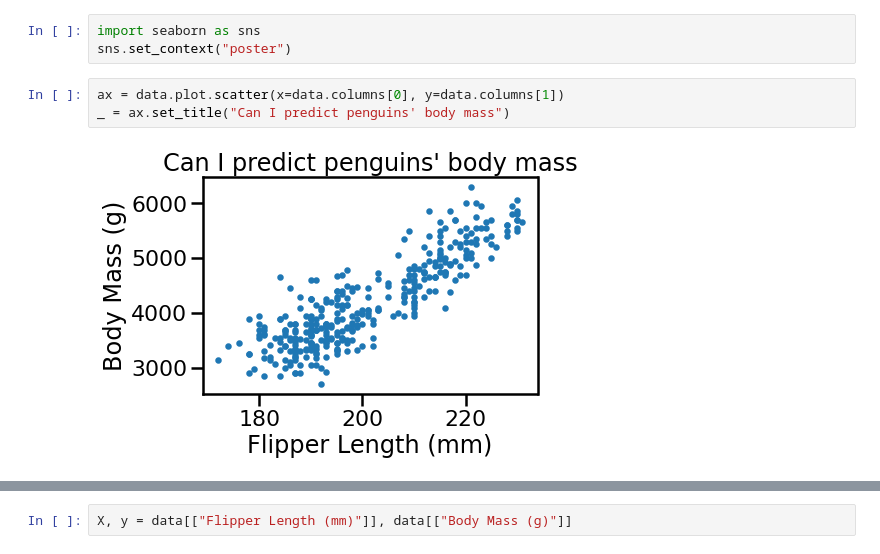
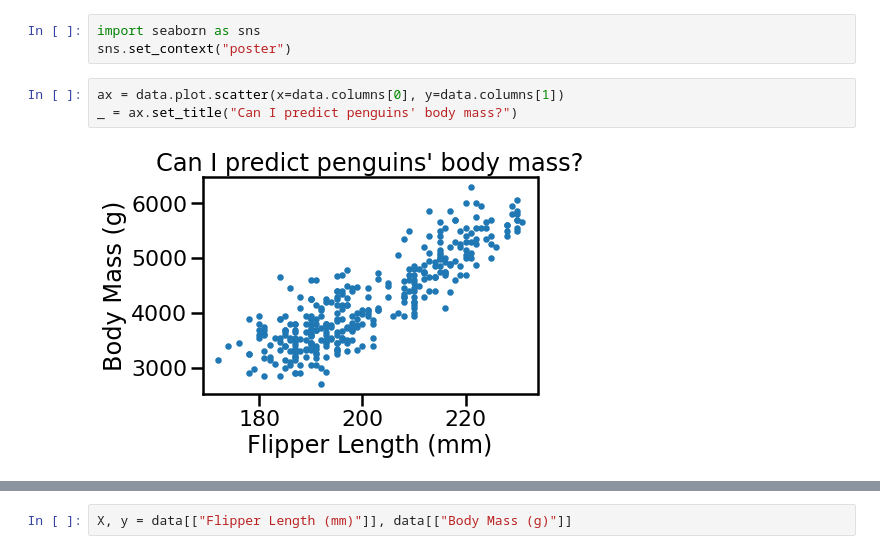
Before and after one commit to glemaitre/datascience_middle_course, a Jupyter notebook: 01_evaluation_101/01_cross_validation.ipynb, the cells around one changed output, grey strips where cells are left out. Saved outputs shown, nothing was run; the diff lists cells and outputs as text.

```diff
--- a/01_evaluation_101/01_cross_validation.ipynb
+++ b/01_evaluation_101/01_cross_validation.ipynb
@@ -15,6 +33,6 @@ import seaborn as sns
 sns.set_context("poster")
 # %%
 ax = data.plot.scatter(x=data.columns[0], y=data.columns[1])
-_ = ax.set_title("Can I predict penguins' body mass")
+_ = ax.set_title("Can I predict penguins' body mass?")
 # %% [output]
-[figure, old version]
+[figure, new version]
```
Also changed, not shown: parts of 44 cells of this notebook, 17 other files.
